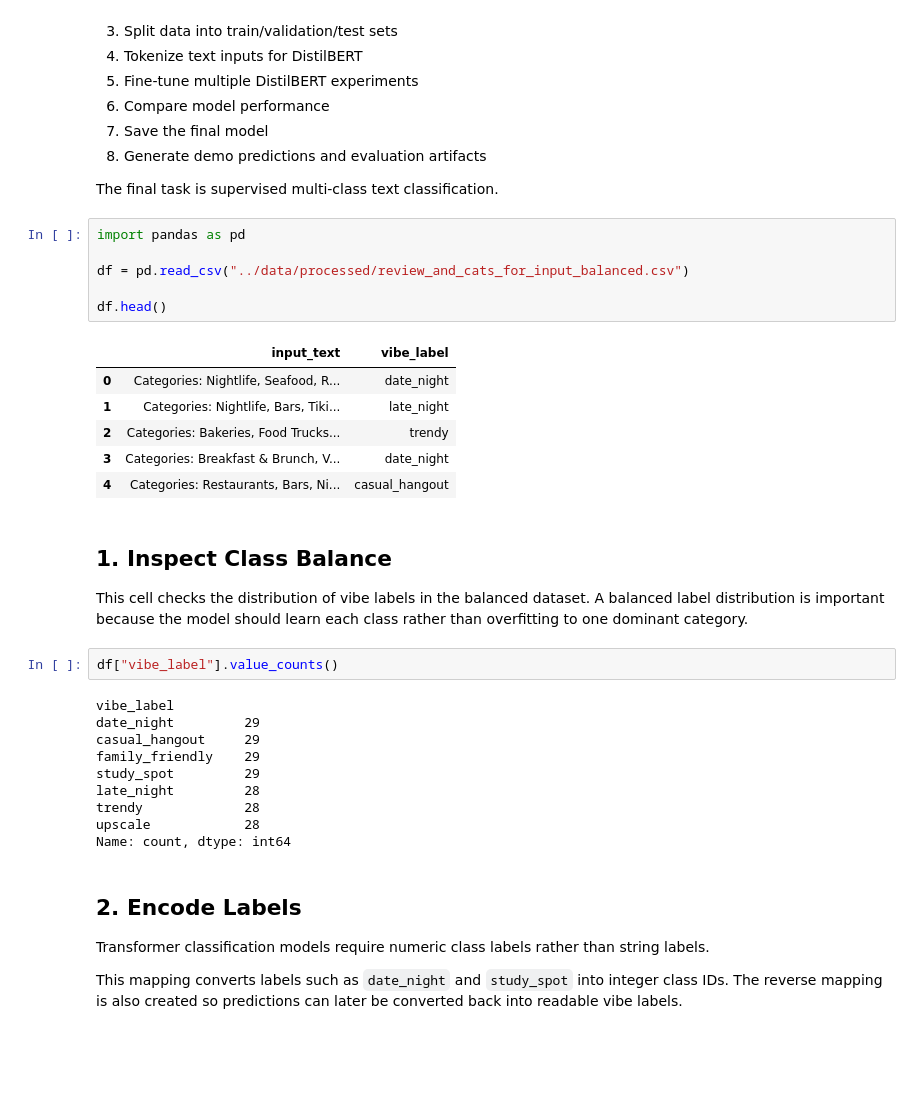
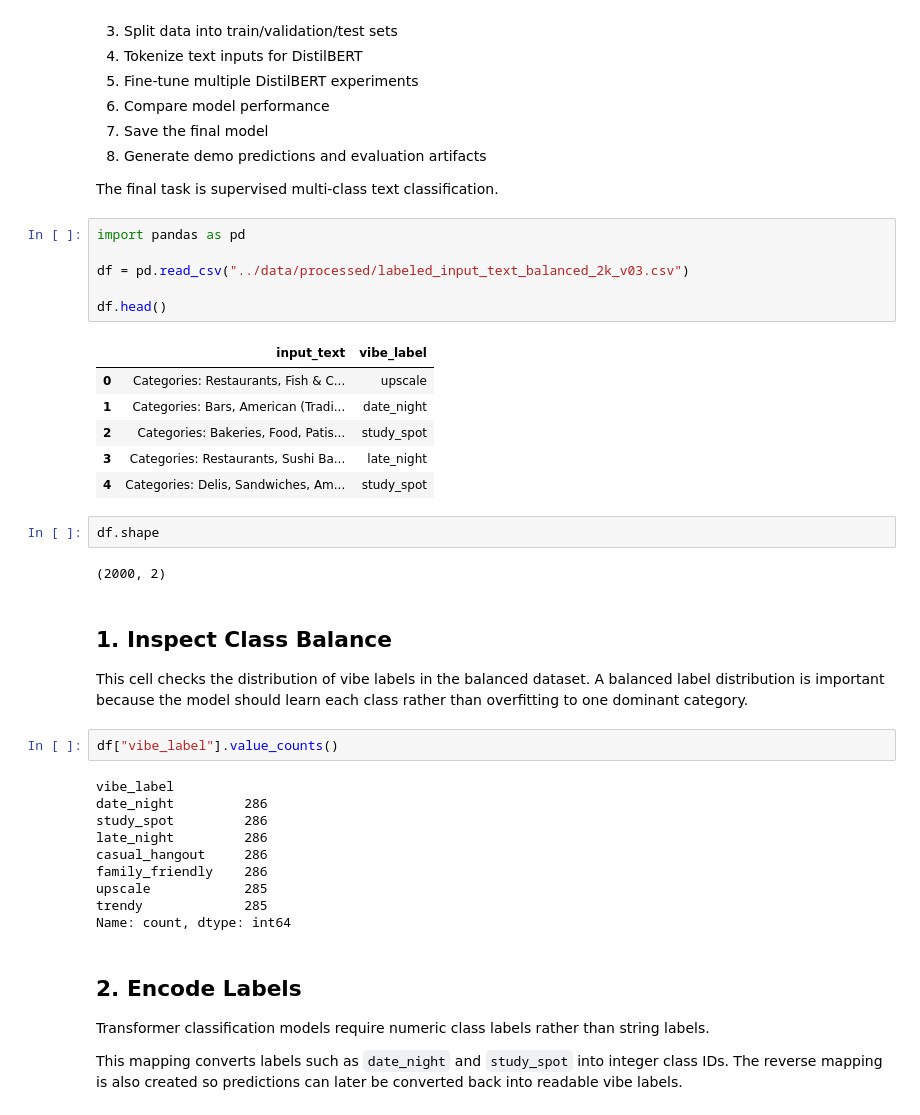
Before and after one commit to nhuante/oc-restaurant-vibe-classifier, a Jupyter notebook: notebooks/02_preprocessing_and_training_documented.ipynb, the cells around one changed output. Cells and saved outputs as stored; diff of their text form; blank space fills up the shorter version.

```diff
--- a/notebooks/02_preprocessing_and_training_documented.ipynb
+++ b/notebooks/02_preprocessing_and_training_documented.ipynb
@@ -17,16 +17,20 @@ The final task is supervised multi-class text classification.
 # %%
 import pandas as pd
 
-df = pd.read_csv("../data/processed/review_and_cats_for_input_balanced.csv")
+df = pd.read_csv("../data/processed/labeled_input_text_balanced_2k_v03.csv")
 
 df.head()
 # %% [output]
 |  | input_text | vibe_label |
-| 0 | Categories: Nightlife, Seafood, R... | date_night |
-| 1 | Categories: Nightlife, Bars, Tiki... | late_night |
-| 2 | Categories: Bakeries, Food Trucks... | trendy |
-| 3 | Categories: Breakfast & Brunch, V... | date_night |
-| 4 | Categories: Restaurants, Bars, Ni... | casual_hangout |
+| 0 | Categories: Restaurants, Fish & C... | upscale |
+| 1 | Categories: Bars, American (Tradi... | date_night |
+| 2 | Categories: Bakeries, Food, Patis... | study_spot |
+| 3 | Categories: Restaurants, Sushi Ba... | late_night |
+| 4 | Categories: Delis, Sandwiches, Am... | study_spot |
+# %%
+df.shape
+# %% [output]
+(2000, 2)
 # %% [markdown]
 ## 1. Inspect Class Balance
 
@@ -35,13 +39,13 @@ This cell checks the distribution of vibe labels in the balanced dataset. A bala
 df["vibe_label"].value_counts()
 # %% [output]
 vibe_label
-date_night         29
-casual_hangout     29
-family_friendly    29
-study_spot         29
-late_night         28
-trendy             28
-upscale            28
+date_night         286
+study_spot         286
+late_night         286
+casual_hangout     286
+family_friendly    286
+upscale            285
+trendy             285
 Name: count, dtype: int64
 # %% [markdown]
 ## 2. Encode Labels
```
Also changed, not shown: parts of 38 cells of this notebook, 14 other files.
